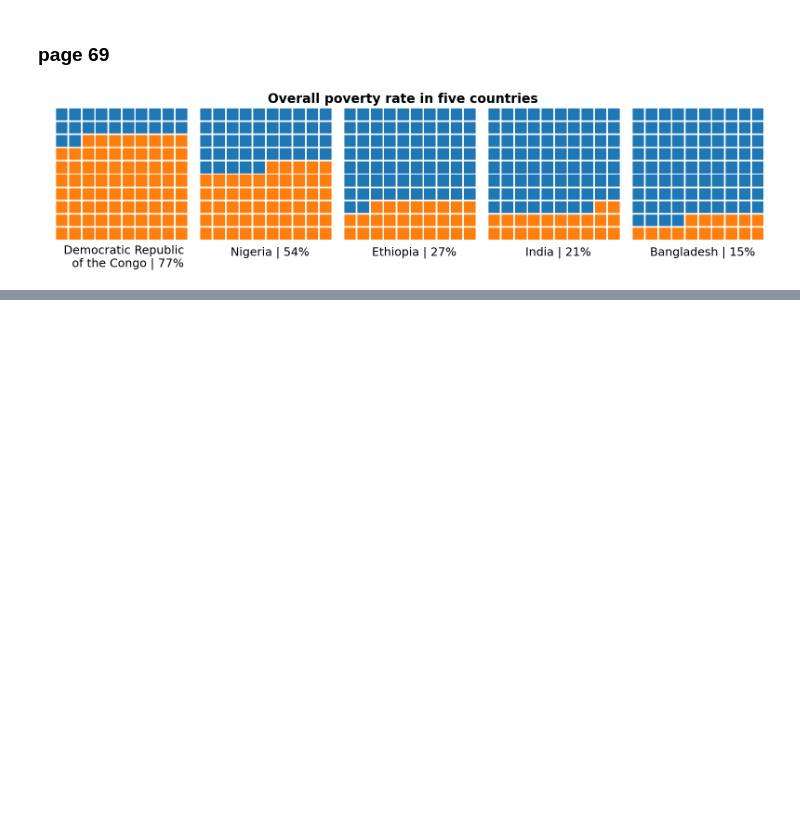
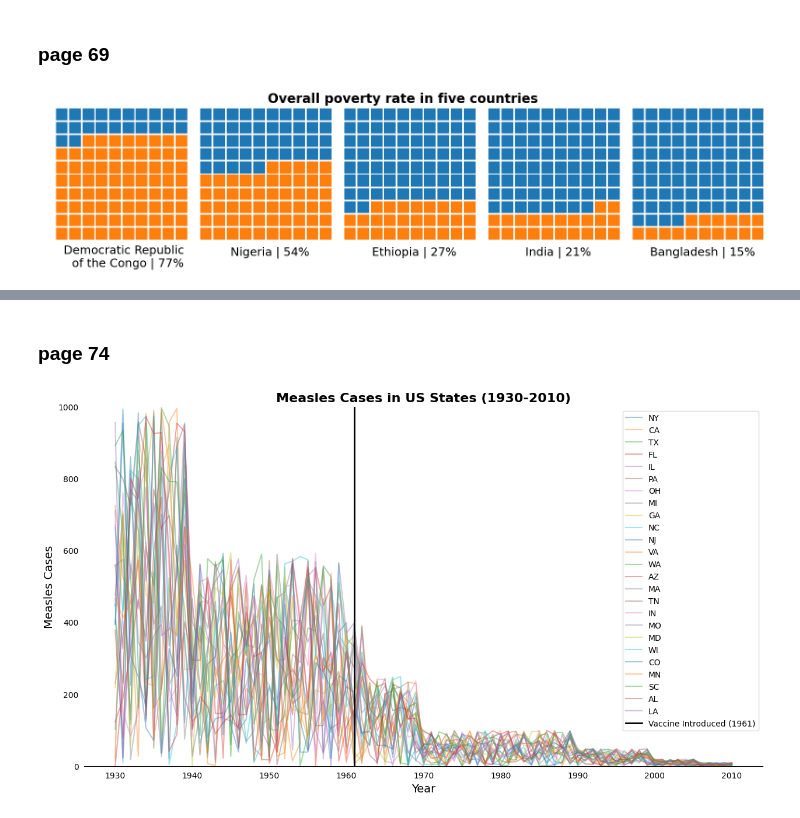
Before and after one commit to Aashish-Raghav/Data-Visualization---Multiple-Plots, a Jupyter notebook: IIT2022010.ipynb, the cells around one changed output, grey strips where cells are left out. Saved outputs shown, nothing was run; the diff lists cells and outputs as text; code cells hidden in the pictures; blank space fills up the shorter version.

```diff
--- a/IIT2022010.ipynb
+++ b/IIT2022010.ipynb
@@ -1960,0 +2117,74 @@ plt.show()
+# %% [markdown]
+### page 74
+# %%
+import pandas as pd
+import numpy as np
+import matplotlib.pyplot as plt
+
+# State abbreviations and years range
+states = [
+    'NY', 'CA', 'TX', 'FL', 'IL',
+    'PA', 'OH', 'MI', 'GA', 'NC',
+    'NJ', 'VA', 'WA', 'AZ', 'MA',
+    'TN', 'IN', 'MO', 'MD', 'WI',
+    'CO', 'MN', 'SC', 'AL', 'LA'
+]
+
+years = range(1930, 2011)
+
+# Generate dataset
+data = []
+np.random.seed(42)  # For reproducibility
+
+for state in states:
+    cases = []
+    for year in years:
+        if year < 1940:
+          case_count = np.random.randint(0, 1000)
+        elif year >= 1940 and year < 1960:
+          case_count = np.random.randint(0, 600)
+        elif year >= 1960 and year < 1963:
+          case_count = np.random.randint(0,400)
+        elif year >= 1963 and year < 1970:
+          case_count = np.random.randint(0,250)
+        elif year >= 1970 and year < 1990:
+          case_count = np.random.randint(0,100)
+        elif year >=1990 and year < 2000:
+          case_count = np.random.randint(0,50)
+        elif  year >= 2000 and year < 2006:
+          case_count = np.random.randint(0,20)
+        else:
+          case_count = np.random.randint(0,10)
+        cases.append(case_count)
+        data.append([year, state, case_count])
+
+
+# Create DataFrame
+df = pd.DataFrame(data, columns=['Year', 'State', 'Measles_Cases'])
+
+
+# Visualization for a quick check
+plt.figure(figsize=(15, 8))
+for state in states:
+    plt.plot(df[df['State'] == state]['Year'],
+             df[df['State'] == state]['Measles_Cases'], label=state,alpha=0.4)
+
+plt.title('Measles Cases in US States (1930-2010)', fontsize=16, fontweight='bold')
+plt.xlabel('Year', fontsize=14)
+plt.ylabel('Measles Cases', fontsize=14)
+plt.axvline(1961, color='black', linestyle='solid', linewidth=2,label='Vaccine Introduced (1961)')
+plt.legend()
+plt.grid(False)
+# Remove all spines (borders)
+plt.gca().spines['top'].set_visible(False)
+plt.gca().spines['right'].set_visible(False)
+plt.gca().spines['left'].set_visible(False)
+
+
+# Remove ticks on both axes
+plt.gca().set_ylim(0, 1000)
+plt.gca().tick_params(left=False, bottom=False, top=False)
+
+plt.show()
+# %% [output]
+[figure, added]
```
Also changed, not shown: parts of 7 cells of this notebook.
